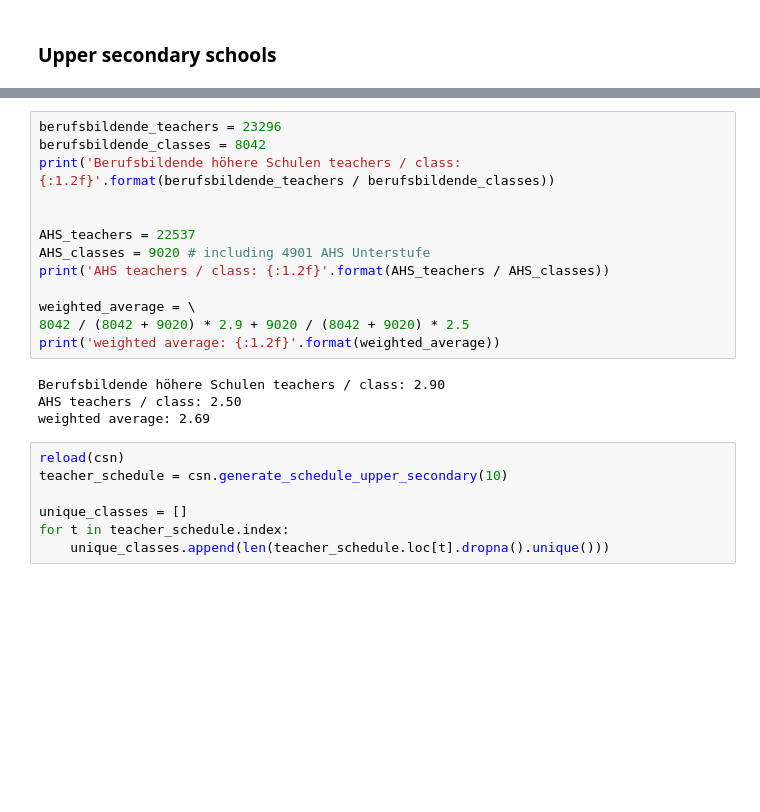
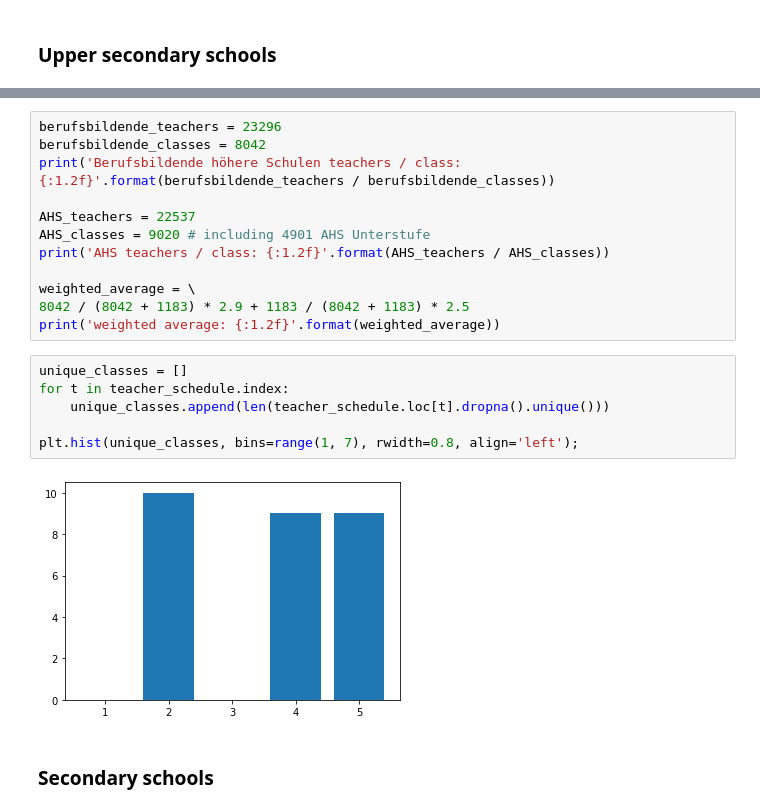
Before and after one commit to JanaLasser/agent_based_COVID_SEIRX, a Jupyter notebook: school/construct_school_network.ipynb, the cells around one changed output, grey strips where cells are left out. Saved outputs shown, nothing was run; the diff lists cells and outputs as text; blank space fills up the shorter version.

```diff
--- a/school/construct_school_network.ipynb
+++ b/school/construct_school_network.ipynb
@@ -725,23 +753,21 @@ AHS Obserstufe have on average 2.5 teachers / class, whereas the berufsbildende
 berufsbildende_teachers = 23296
 berufsbildende_classes = 8042
 print('Berufsbildende höhere Schulen teachers / class: {:1.2f}'.format(berufsbildende_teachers / berufsbildende_classes))
-
 
 AHS_teachers = 22537
 AHS_classes = 9020 # including 4901 AHS Unterstufe
 print('AHS teachers / class: {:1.2f}'.format(AHS_teachers / AHS_classes))
 
 weighted_average = \
-8042 / (8042 + 9020) * 2.9 + 9020 / (8042 + 9020) * 2.5
+8042 / (8042 + 1183) * 2.9 + 1183 / (8042 + 1183) * 2.5
 print('weighted average: {:1.2f}'.format(weighted_average))
-# %% [output]
-Berufsbildende höhere Schulen teachers / class: 2.90
-AHS teachers / class: 2.50
-weighted average: 2.69
 # %%
-reload(csn)
-teacher_schedule = csn.generate_schedule_upper_secondary(10)
-
 unique_classes = []
 for t in teacher_schedule.index:
     unique_classes.append(len(teacher_schedule.loc[t].dropna().unique()))
+
+plt.hist(unique_classes, bins=range(1, 7), rwidth=0.8, align='left');
+# %% [output]
+[figure, added]
+# %% [markdown]
+### Secondary schools
```
Also changed, not shown: parts of 32 cells of this notebook, 1 other file.
